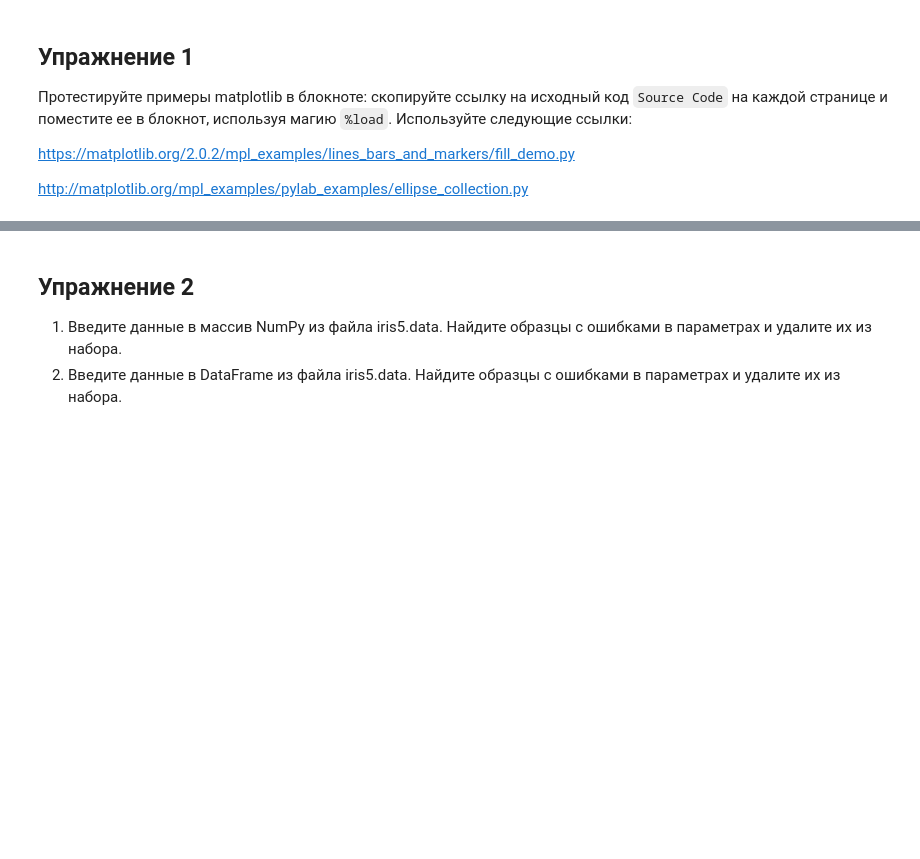
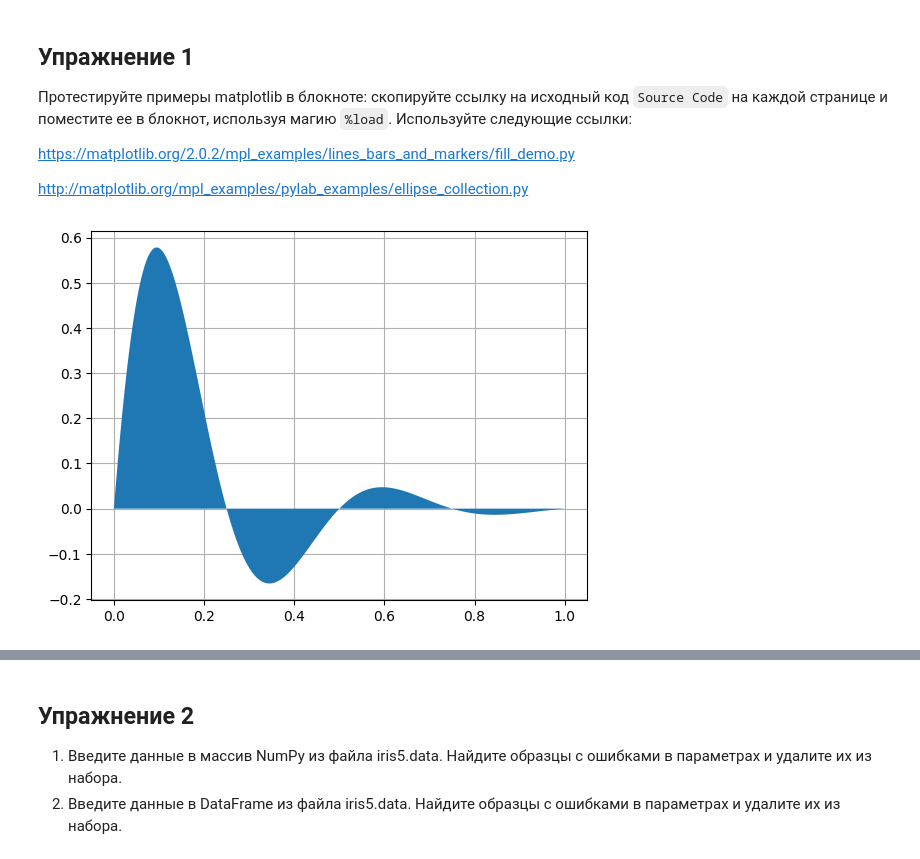
Before and after one commit to Ioann44/big-data-course, a Jupyter notebook: lw_3/Lab3_scikit-learn.ipynb, the cells around one changed output, grey strips where cells are left out. Drawn from its saved outputs; the diff is of its cells as text; code cells hidden in the pictures; blank space fills up the shorter version.

```diff
--- a/lw_3/Lab3_scikit-learn.ipynb
+++ b/lw_3/Lab3_scikit-learn.ipynb
@@ -63,0 +30,22 @@ http://matplotlib.org/mpl_examples/pylab_examples/ellipse_collection.py
+# %%
+# %load https://matplotlib.org/2.0.2/mpl_examples/lines_bars_and_markers/fill_demo.py
+"""
+==================
+A simple Fill plot
+==================
+
+This example showcases the most basic fill plot a user can do with matplotlib.
+"""
+import numpy as np
+import matplotlib.pyplot as plt
+
+x = np.linspace(0, 1, 500)
+y = np.sin(4 * np.pi * x) * np.exp(-5 * x)
+
+fig, ax = plt.subplots()
+
+ax.fill(x, y, zorder=10)
+ax.grid(True, zorder=5)
+plt.show()
+# %% [output]
+[figure, added]
```
Also changed, not shown: parts of 13 cells of this notebook, 1 other file.
